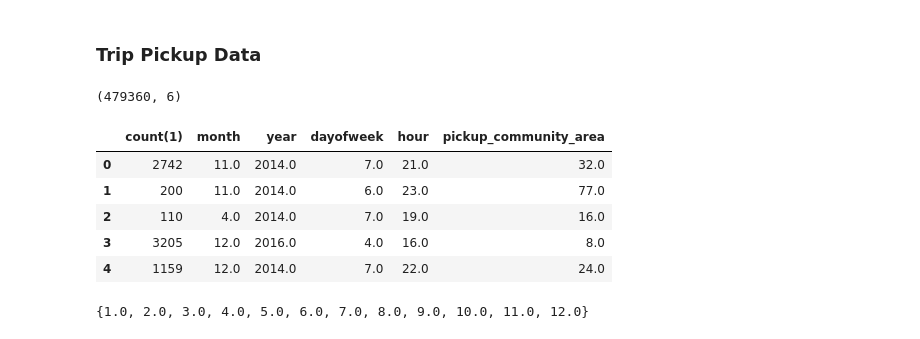
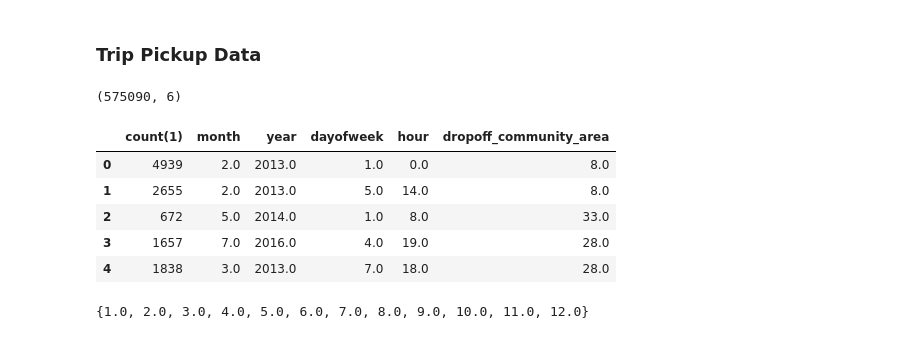
Before and after one commit to Tatenda-Ndambakuwa/Advanced-Python-Chicago-Taxi-Data, a Jupyter notebook: Visualization.ipynb, the cells around one changed output. Saved outputs shown, nothing was run; the diff lists cells and outputs as text; code cells hidden in the pictures.

```diff
--- a/Visualization.ipynb
+++ b/Visualization.ipynb
@@ -17,19 +17,21 @@ import matplotlib.pyplot as plt
 # %% [markdown]
 ### Trip Pickup Data
 # %%
-pickup_df = pd.read_csv(filepath_or_buffer="geospatial/taxi.csv", index_col=0)
-cols = ["month","year","dayofweek","hour","pickup_community_area"]
+# pickup_df = pd.read_csv(filepath_or_buffer="geospatial/pickups.csv", index_col=0)
+pickup_df = pd.read_csv(filepath_or_buffer="geospatial/dropoffs.csv", index_col=0)
+# cols = ["month","year","dayofweek","hour","pickup_community_area"]
+cols = ["month","year","dayofweek","hour","dropoff_community_area"]
 pickup_df[cols] = pickup_df[cols].apply(pd.to_numeric, errors='coerce')
 print(pickup_df.shape)
 pickup_df.head()
 # %% [output]
-(479360, 6)
+(575090, 6)
-|  | count(1) | month | year | dayofweek | hour | pickup_community_area |
-| 0 | 2742 | 11.0 | 2014.0 | 7.0 | 21.0 | 32.0 |
-| 1 | 200 | 11.0 | 2014.0 | 6.0 | 23.0 | 77.0 |
-| 2 | 110 | 4.0 | 2014.0 | 7.0 | 19.0 | 16.0 |
-| 3 | 3205 | 12.0 | 2016.0 | 4.0 | 16.0 | 8.0 |
-| 4 | 1159 | 12.0 | 2014.0 | 7.0 | 22.0 | 24.0 |
+|  | count(1) | month | year | dayofweek | hour | dropoff_community_area |
+| 0 | 4939 | 2.0 | 2013.0 | 1.0 | 0.0 | 8.0 |
+| 1 | 2655 | 2.0 | 2013.0 | 5.0 | 14.0 | 8.0 |
+| 2 | 672 | 5.0 | 2014.0 | 1.0 | 8.0 | 33.0 |
+| 3 | 1657 | 7.0 | 2016.0 | 4.0 | 19.0 | 28.0 |
+| 4 | 1838 | 3.0 | 2013.0 | 7.0 | 18.0 | 28.0 |
 # %%
 pickup_df.dropna(inplace=True)
 # %%
```
Also changed, not shown: parts of 14 cells of this notebook, 3 other files.
